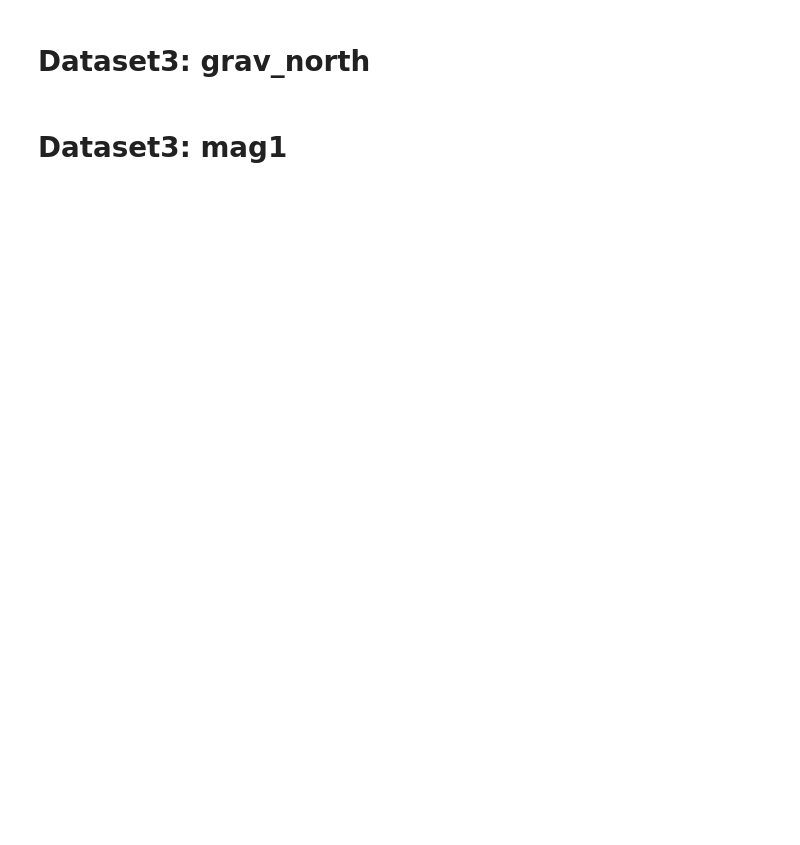
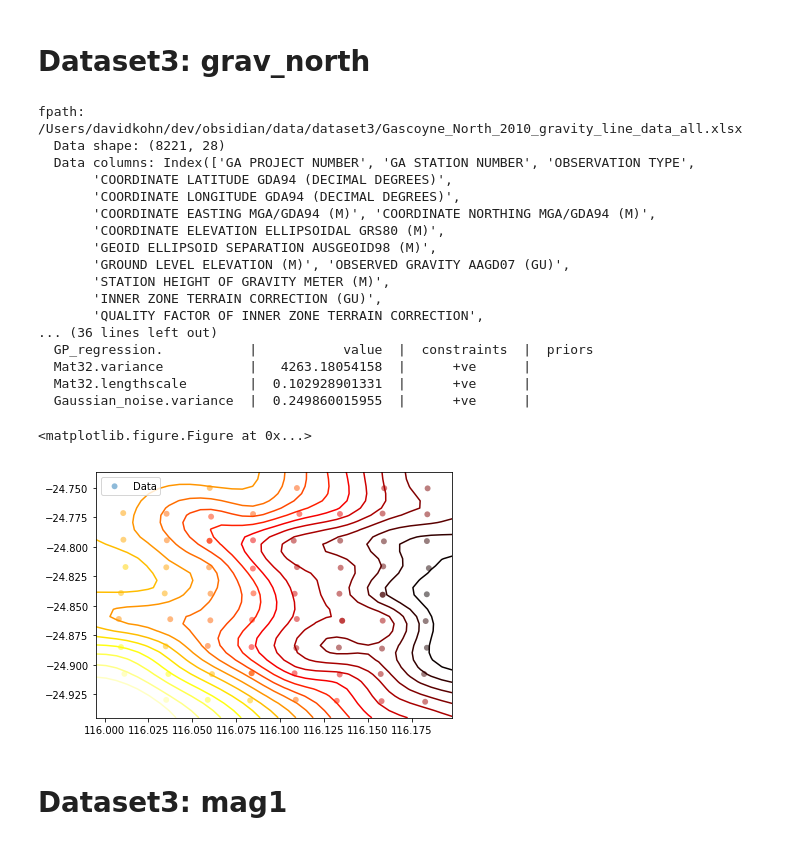
Before and after one commit to divad-nhok/obsidian, a Jupyter notebook: src/python-utils/1.1-rs-gascoyne-gp-noise.ipynb, the cells around one changed output. Saved outputs shown, nothing was run; the diff lists cells and outputs as text; code cells hidden in the pictures; blank space fills up the shorter version.

```diff
--- a/src/python-utils/1.1-rs-gascoyne-gp-noise.ipynb
+++ b/src/python-utils/1.1-rs-gascoyne-gp-noise.ipynb
@@ -100,15 +104,15 @@ dict_data_set3 = {
     },
     'mag1': {
         'fname': 'bangemall_1.asc',
-        'key_lat': '',
-        'key_lon': '',
-        'key_y': '',
+        'key_lat': 'latitude',
+        'key_lon': 'longitude',
+        'key_y': 'mag corrected',
     },
     'mag2': {
         'fname': 'bangemall_2.asc',
-        'key_lat': '',
-        'key_lon': '',
-        'key_y': '',
+        'key_lat': 'latitude',
+        'key_lon': 'longitude',
+        'key_y': 'mag corrected',
     },
 }
 # %% [markdown]
@@ -358,2 +342,40 @@ X, Y, model = run_gp(data_new, key_lat, key_lon, key_y)
+# %%
+dict_data_set = dict_data_set3
+sub_key = 'grav_north'
+length = 0.10
+
+fpath_data, key_x_coord, key_y_coord, key_y = get_vars(dict_data_set, sub_key)
+data = get_data(fpath_data, ftype = 'xlsx')
+
+data_centred = get_data_that_is_in_square_around_centre(
+    data,
+    [lon_centre, lat_centre],
+    [key_x_coord, key_y_coord],
+    [length, length]
+)
+
+data_centred[key_y] = data_centred[key_y] - data_centred[key_y].mean()
+
+X, Y, model = run_gp(data_centred, key_x_coord, key_y_coord, key_y)
+# %% [output]
+fpath: /Users/davidkohn/dev/obsidian/data/dataset3/Gascoyne_North_2010_gravity_line_data_all.xlsx
+  Data shape: (8221, 28)
+  Data columns: Index(['GA PROJECT NUMBER', 'GA STATION NUMBER', 'OBSERVATION TYPE',
+       'COORDINATE LATITUDE GDA94 (DECIMAL DEGREES)',
+       'COORDINATE LONGITUDE GDA94 (DECIMAL DEGREES)',
+       'COORDINATE EASTING MGA/GDA94 (M)', 'COORDINATE NORTHING MGA/GDA94 (M)',
+       'COORDINATE ELEVATION ELLIPSOIDAL GRS80 (M)',
+       'GEOID ELLIPSOID SEPARATION AUSGEOID98 (M)',
+       'GROUND LEVEL ELEVATION (M)', 'OBSERVED GRAVITY AAGD07 (GU)',
+       'STATION HEIGHT OF GRAVITY METER (M)',
+       'INNER ZONE TERRAIN CORRECTION (GU)',
+       'QUALITY FACTOR OF INNER ZONE TERRAIN CORRECTION',
+... (36 lines left out)
+  GP_regression.           |           value  |  constraints  |  priors
+  Mat32.variance           |   4263.18054158  |      +ve      |
+  Mat32.lengthscale        |  0.102928901331  |      +ve      |
+  Gaussian_noise.variance  |  0.249860015955  |      +ve      |
+<matplotlib.figure.Figure at 0x...>
+[figure, added]
 # %% [markdown]
 # Dataset3: mag1
```
Also changed, not shown: parts of 30 cells of this notebook.
